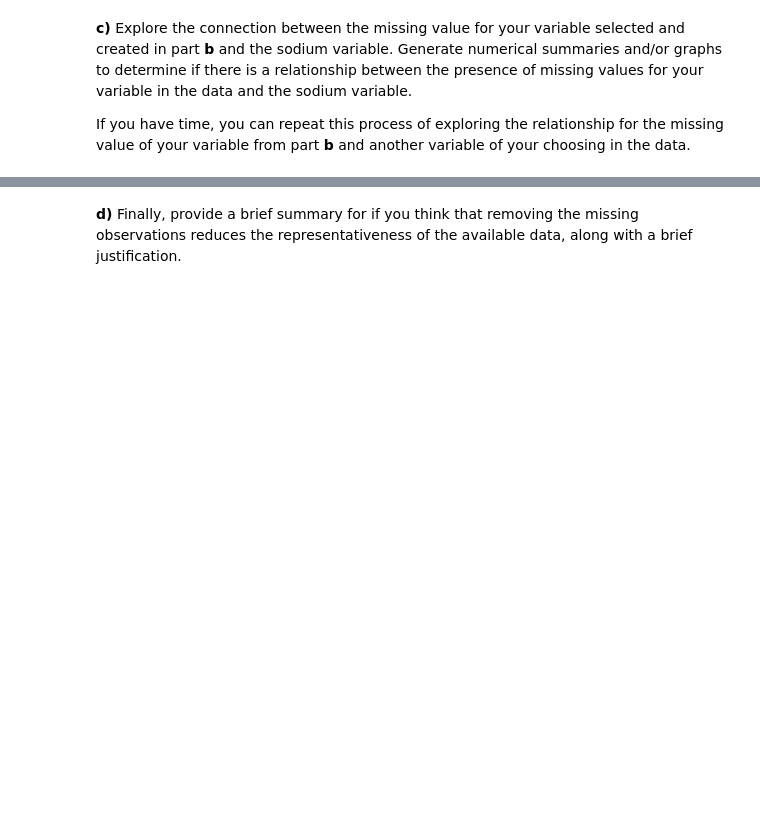
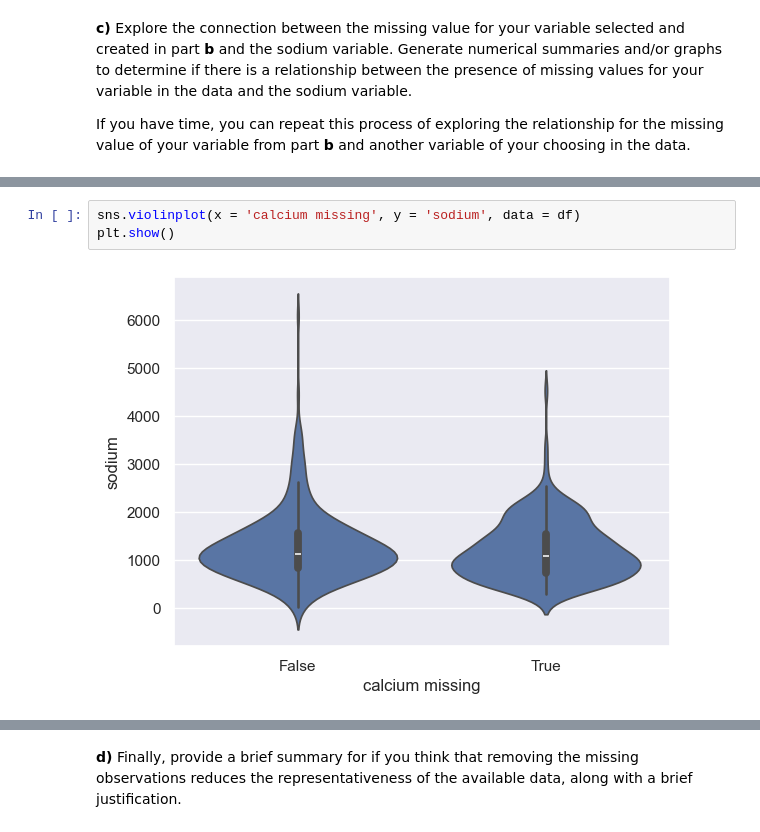
Before and after one commit to MatthewMandhyan/Stat207_clone, a Jupyter notebook: lab_04/lab_04.ipynb, the cells around one changed output, grey strips where cells are left out. Saved outputs shown, nothing was run; the diff lists cells and outputs as text; blank space fills up the shorter version.

```diff
--- a/lab_04/lab_04.ipynb
+++ b/lab_04/lab_04.ipynb
@@ -105,0 +193,5 @@ If you have time, you can repeat this process of exploring the relationship for
+# %%
+sns.violinplot(x = 'calcium missing', y = 'sodium', data = df)
+plt.show()
+# %% [output]
+[figure, added]
```
Also changed, not shown: parts of 14 cells of this notebook.
